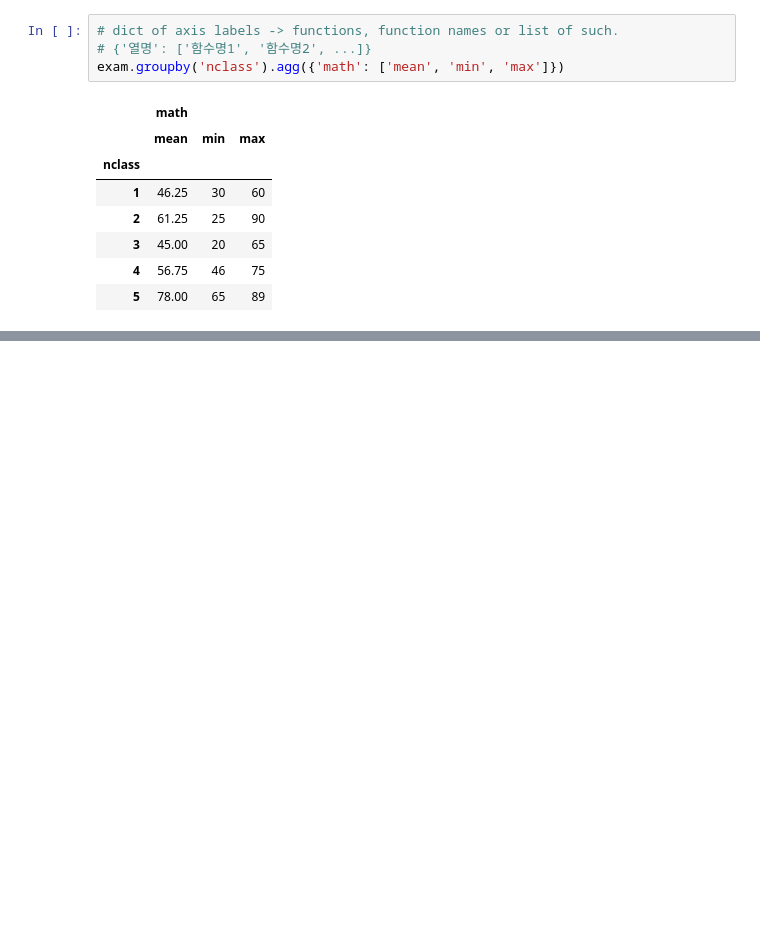
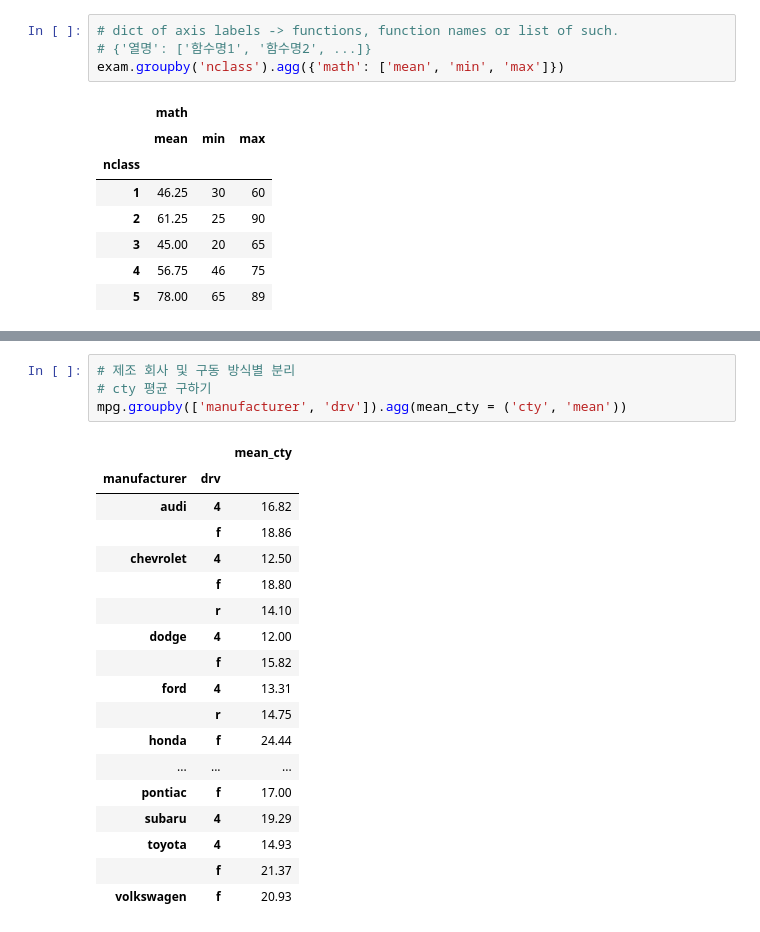
Before and after one commit to sh41n/2024-1-my-BDA, a Jupyter notebook: inclass/05w_0402_tue_B_ch06_dataframe_group_merge.ipynb, the cells around one changed output, grey strips where cells are left out. Drawn from its saved outputs; the diff is of its cells as text; blank space fills up the shorter version.

```diff
--- a/inclass/05w_0402_tue_B_ch06_dataframe_group_merge.ipynb
+++ b/inclass/05w_0402_tue_B_ch06_dataframe_group_merge.ipynb
@@ -282,0 +496,23 @@ exam.groupby('nclass').agg({'math': ['mean', 'min', 'max']})
+# %%
+# 제조 회사 및 구동 방식별 분리
+# cty 평균 구하기
+mpg.groupby(['manufacturer', 'drv']).agg(mean_cty = ('cty', 'mean'))
+# %% [output]
+|  |  | mean_cty |
+| manufacturer | drv |  |
+| audi | 4 | 16.82 |
+|  | f | 18.86 |
+| chevrolet | 4 | 12.50 |
+|  | f | 18.80 |
+|  | r | 14.10 |
+| dodge | 4 | 12.00 |
+|  | f | 15.82 |
+| ford | 4 | 13.31 |
+|  | r | 14.75 |
+| honda | f | 24.44 |
+| ... | ... | ... |
+| pontiac | f | 17.00 |
+| subaru | 4 | 19.29 |
+| toyota | 4 | 14.93 |
+|  | f | 21.37 |
+| volkswagen | f | 20.93 |
```
Also changed, not shown: parts of 73 cells of this notebook.
